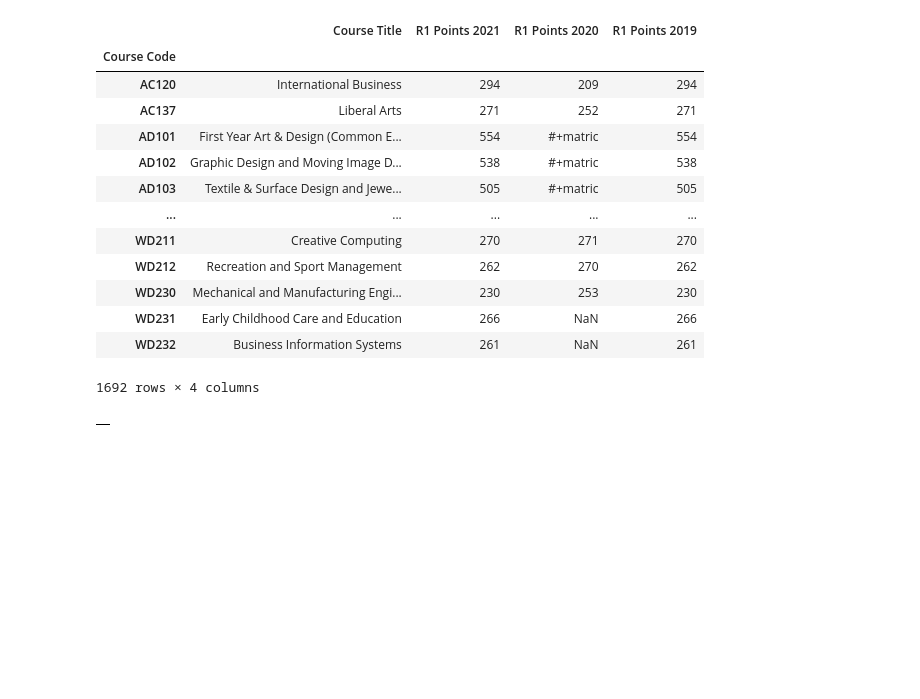
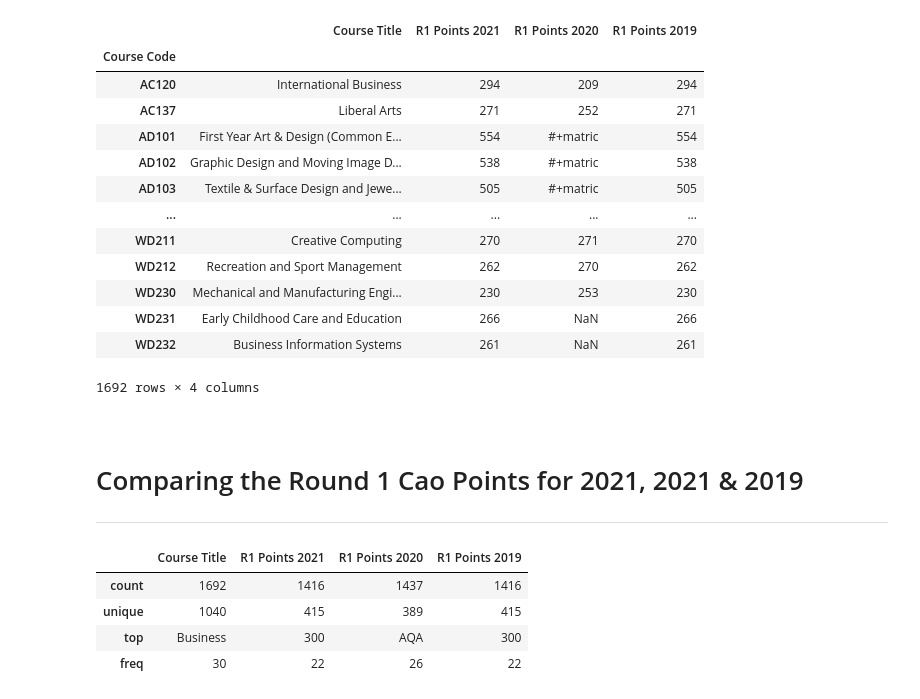
Before and after one commit to Cossie01/Fundamentals-of-Data-Analysis-Assessment, a Jupyter notebook: cao.ipynb, the cells around one changed output. Cells and saved outputs as stored; diff of their text form; code cells hidden in the pictures; blank space fills up the shorter version.

```diff
--- a/cao.ipynb
+++ b/cao.ipynb
@@ -786,7 +786,17 @@ allcourses.sort_values('Course Code') #sort by course code
 | WD231 | Early Childhood Care and Education | 266 | NaN | 266 |
 | WD232 | Business Information Systems | 261 | NaN | 261 |
 1692 rows × 4 columns
-# %%
-allcourses.corr() #checking the corralation between the two columns
-# %% [output]
-|  |
+# %% [markdown]
+<br>
+
+# Comparing the Round 1 Cao Points for 2021, 2021 & 2019
+
+***
+# %%
+allcourses.describe() #getting an idea of the new dataframe
+# %% [output]
+|  | Course Title | R1 Points 2021 | R1 Points 2020 | R1 Points 2019 |
+| count | 1692 | 1416 | 1437 | 1416 |
+| unique | 1040 | 415 | 389 | 415 |
+| top | Business | 300 | AQA | 300 |
+| freq | 30 | 22 | 26 | 22 |
```
Also changed, not shown: parts of 21 cells of this notebook, 27 other files.
